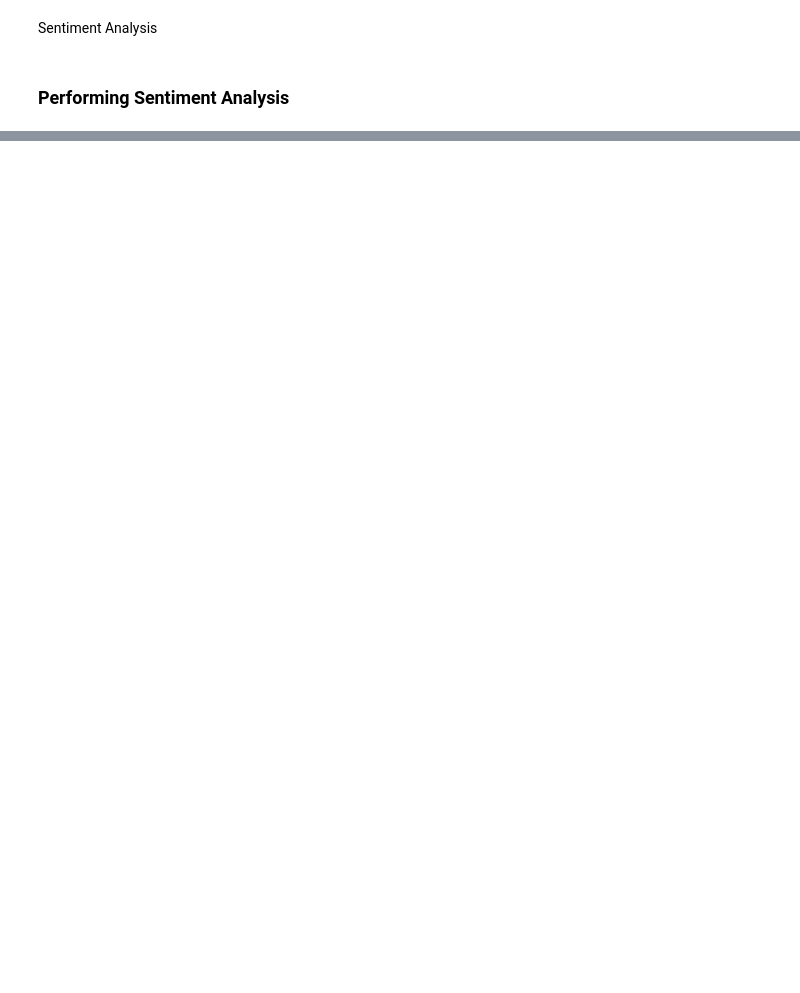
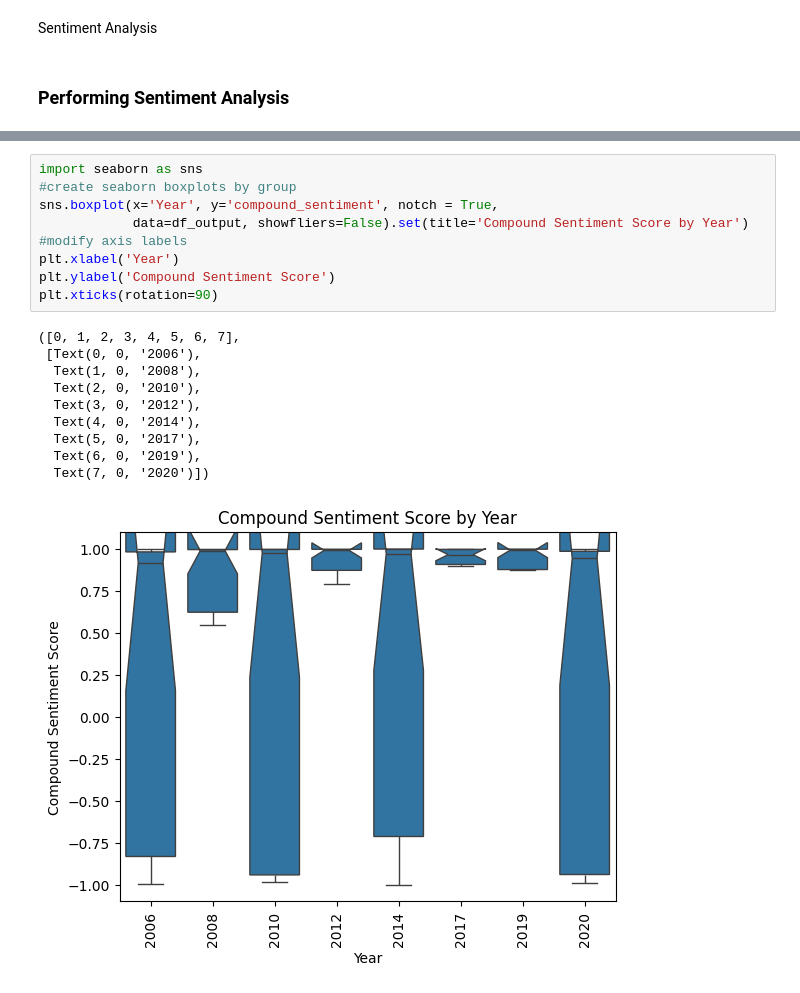
Before and after one commit to Sigurd-RW/lis4693, a Jupyter notebook: final project/Final_Project.ipynb, the cells around one changed output, grey strips where cells are left out. Cells and saved outputs as stored; diff of their text form; blank space fills up the shorter version.

```diff
--- a/final project/Final_Project.ipynb
+++ b/final project/Final_Project.ipynb
@@ -360,0 +505,20 @@ plt.show()
+# %%
+import seaborn as sns
+#create seaborn boxplots by group
+sns.boxplot(x='Year', y='compound_sentiment', notch = True,
+            data=df_output, showfliers=False).set(title='Compound Sentiment Score by Year')
+#modify axis labels
+plt.xlabel('Year')
+plt.ylabel('Compound Sentiment Score')
+plt.xticks(rotation=90)
+# %% [output]
+([0, 1, 2, 3, 4, 5, 6, 7],
+ [Text(0, 0, '2006'),
+  Text(1, 0, '2008'),
+  Text(2, 0, '2010'),
+  Text(3, 0, '2012'),
+  Text(4, 0, '2014'),
+  Text(5, 0, '2017'),
+  Text(6, 0, '2019'),
+  Text(7, 0, '2020')])
+[figure, added]
```
Also changed, not shown: parts of 27 cells of this notebook.
